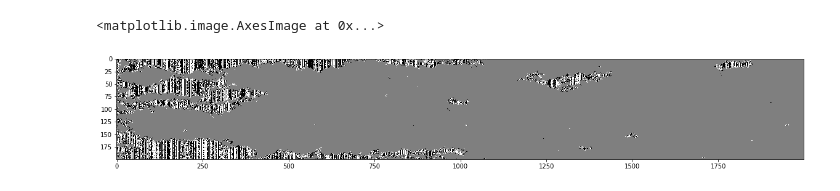
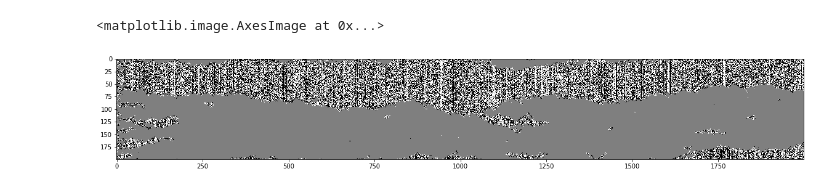
Before and after one commit to charelF/ComplexSystems, a Jupyter notebook: code/charel/bartolozziTEST.ipynb, the cells around one changed output. Drawn from its saved outputs; the diff is of its cells as text; code cells hidden in the pictures.

Commit message:
removed drift from SPEED

```diff
--- a/code/charel/bartolozziTEST.ipynb
+++ b/code/charel/bartolozziTEST.ipynb
@@ -11,12 +11,12 @@ import bartolozziSPEED
 # %%
 np.random.seed(1)
 random.seed(1)
 
-G, x = bartolozziSPEED.generate(.47,.0001,.5,.5,2000,200,5,1,1)
+G, x = bartolozziSPEED.generate(.47,.0001,.5,.5,2000,200,2,1,.001)
 
 plt.figure(figsize=(20,3))
 plt.imshow(G.T, cmap="binary", aspect="auto", interpolation="None")
 # %% [output]
 <matplotlib.image.AxesImage at 0x...>
-[figure, old version]
+[figure, new version]
 # %%
```
Also changed, not shown: parts of 1 cell of this notebook, 2 other files.
